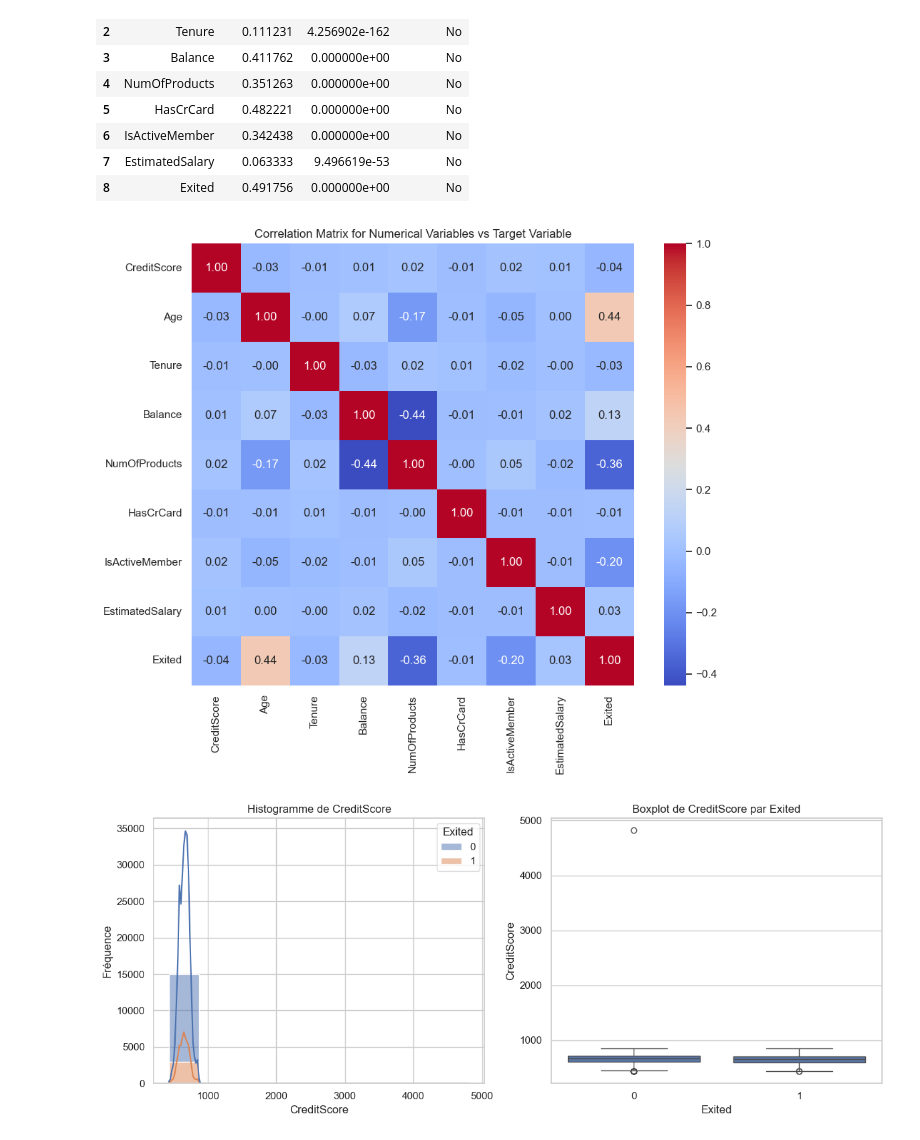
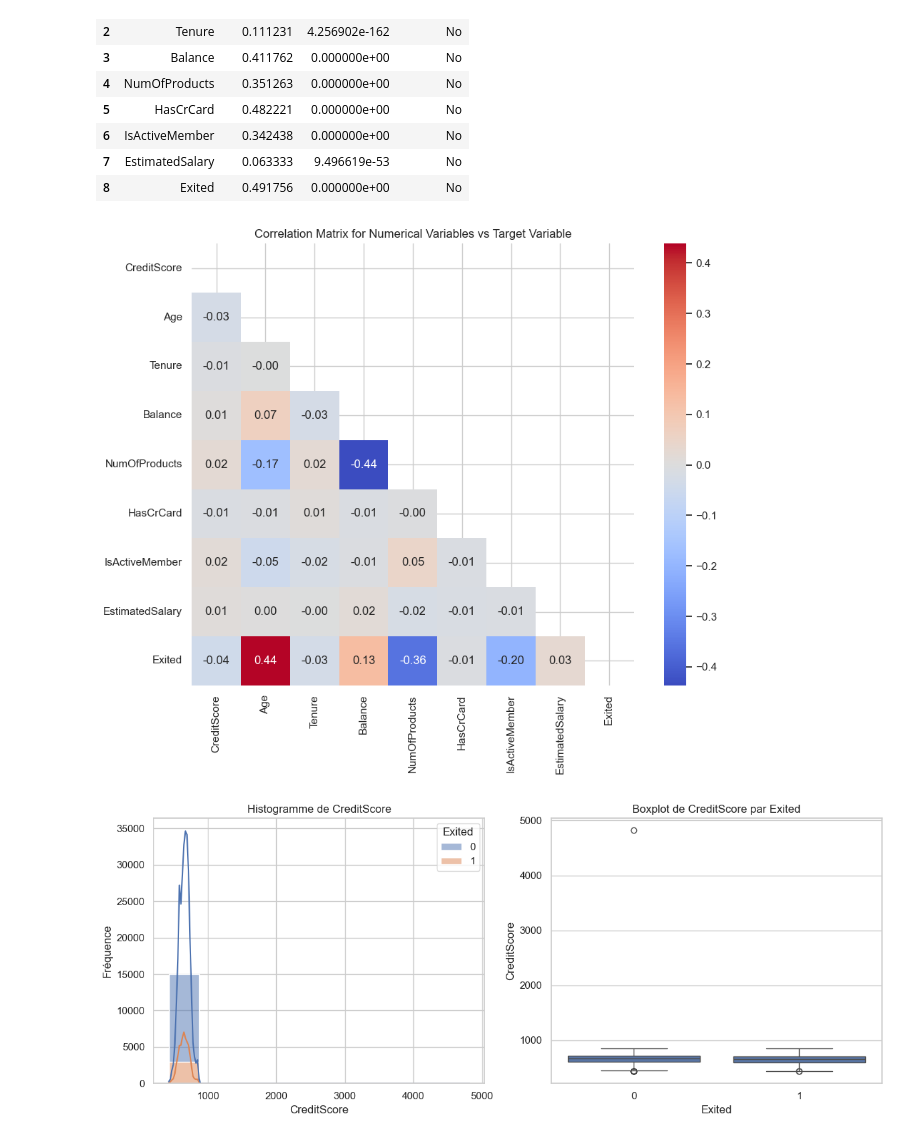
Before and after one commit to Bilelly/Bank-customer-churn-prediction, a Jupyter notebook: notebooks/01_data_exploration.ipynb, the cells around one changed output. Cells and saved outputs as stored; diff of their text form; code cells hidden in the pictures.

```diff
--- a/notebooks/01_data_exploration.ipynb
+++ b/notebooks/01_data_exploration.ipynb
@@ -250,15 +250,16 @@ ks_df
 # %%
 # Correlation matrix for numerical variables vs target variable
 plt.figure(figsize=(10, 8))
 corr_target = var_num.copy()
 corr_target['Exited'] = df_train['Exited']
 corr = corr_target.corr('spearman')
-sns.heatmap(corr, annot=True, fmt=".2f", cmap='coolwarm', square=True)
+mask = np.triu(np.ones_like(corr, dtype=bool)) # mask to show only one triangle
+sns.heatmap(corr, annot=True, fmt=".2f", cmap='coolwarm', square=True, mask=mask)
 plt.title('Correlation Matrix for Numerical Variables vs Target Variable')
 plt.tight_layout()
 plt.show()
 # %% [output]
-[figure, old version]
+[figure, new version]
 # %%
 # Distribution des variables en fonction de la target
 sns.set(style="whitegrid")
```
Also changed, not shown: parts of 5 cells of this notebook, 4 other files.
